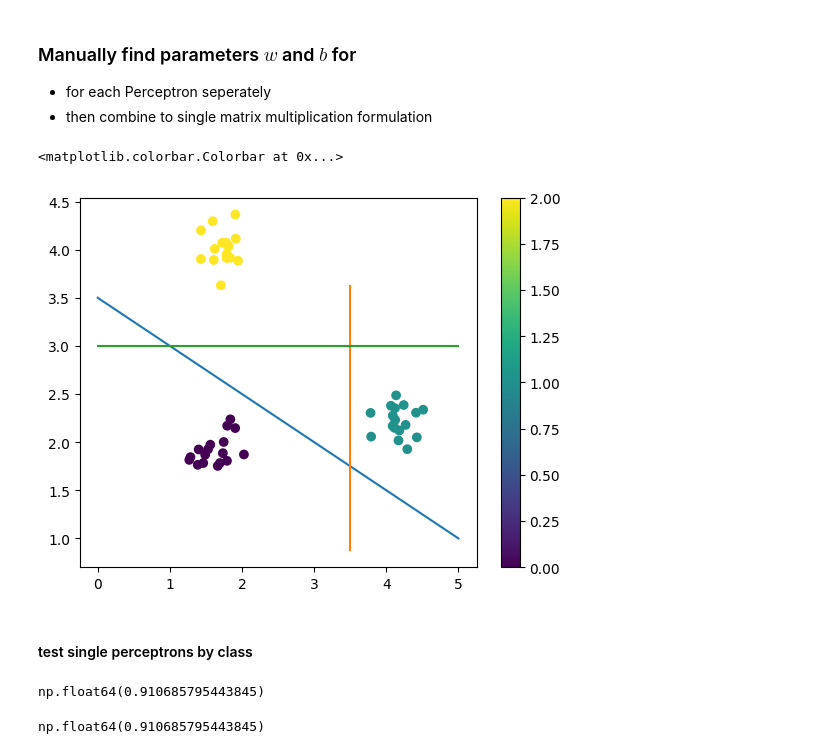
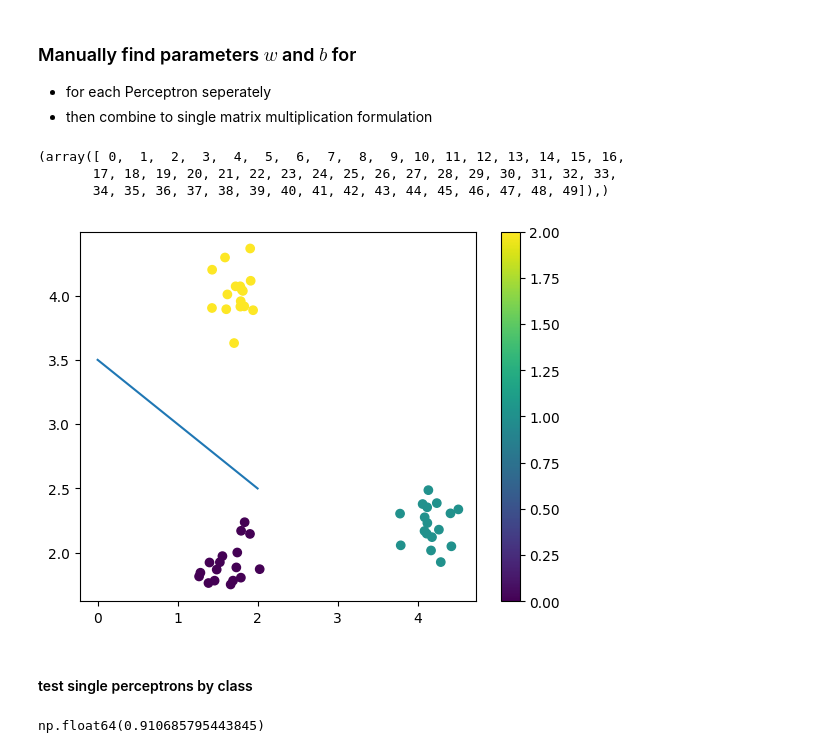
Before and after one commit to MrEwdew/DeepLearning25, a Jupyter notebook: week_2/Aufgabe_2_Multi_Class_Perceptrons.ipynb, the cells around one changed output. Drawn from its saved outputs; the diff is of its cells as text; code cells hidden in the pictures.

```diff
--- a/week_2/Aufgabe_2_Multi_Class_Perceptrons.ipynb
+++ b/week_2/Aufgabe_2_Multi_Class_Perceptrons.ipynb
@@ -224,39 +224,39 @@ def plot_line_from_normal_vector_and_offset(normal_vector, offset, x_range=None,
 # %%
 fig, ax1 = plt.subplots()
 
 
 
 
 w1 = np.array([0.5,1])
 b1 = (-3.5)
 
 
 w3 = np.array([0,1])
 b3 = (-3)
 
 
 w2 = np.array([1,0])
 b2 = (-3.5)
 
+pos=np.where(y_one[:,0]!=np.sign(w1.dot(X.T)+b1))
 
+line1 = plot_line_from_normal_vector_and_offset(w1,b1,x_range= [0,2], ax= ax1)
 
-line1 = plot_line_from_normal_vector_and_offset(w1,b1,x_range= [0,5], ax= ax1)
-
-line2 = plot_line_from_normal_vector_and_offset(w2,b2,x_range= [0,5], ax= ax1)
-line3 = plot_line_from_normal_vector_and_offset(w3,b3,x_range= [0,5], ax= ax1)
+#line2 = plot_line_from_normal_vector_and_offset(w2,b2,x_range= [0,5], ax= ax1)
+#line3 = plot_line_from_normal_vector_and_offset(w3,b3,x_range= [0,5], ax= ax1)
 
 plt.scatter(X[:,0],X[:,1],c=y)
 plt.colorbar()
+
+
+print(pos)
 # %% [output]
-<matplotlib.colorbar.Colorbar at 0x...>
+(array([ 0,  1,  2,  3,  4,  5,  6,  7,  8,  9, 10, 11, 12, 13, 14, 15, 16,
+       17, 18, 19, 20, 21, 22, 23, 24, 25, 26, 27, 28, 29, 30, 31, 32, 33,
+       34, 35, 36, 37, 38, 39, 40, 41, 42, 43, 44, 45, 46, 47, 48, 49]),)
-[figure, old version]
+[figure, new version]
 # %% [markdown]
 #### test single perceptrons by class
-# %%
-#use first train sample
-w1.dot(X[1,:].T)+b1
-# %% [output]
-np.float64(0.910685795443845)
 # %%
 #or
 X[1,:].dot(w1)+b1
```
Also changed, not shown: parts of 7 cells of this notebook.
